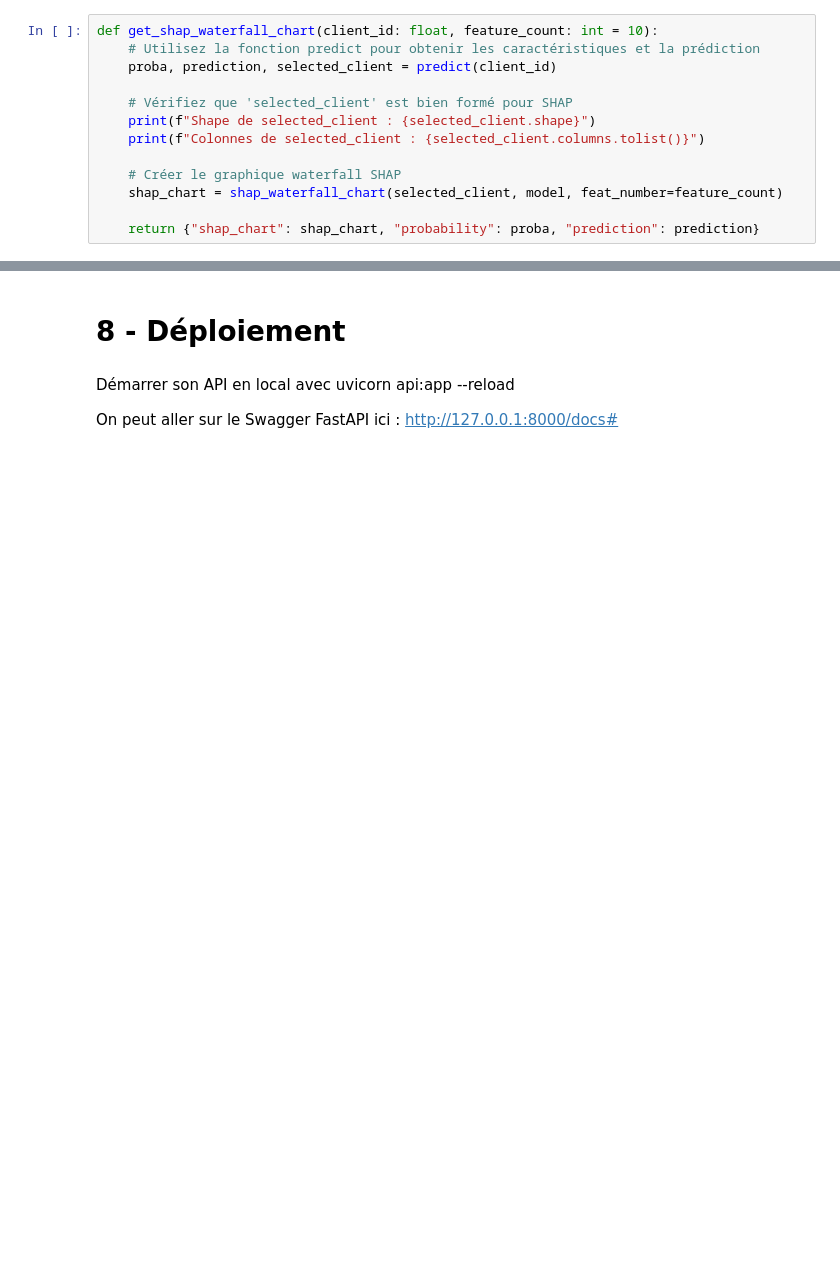
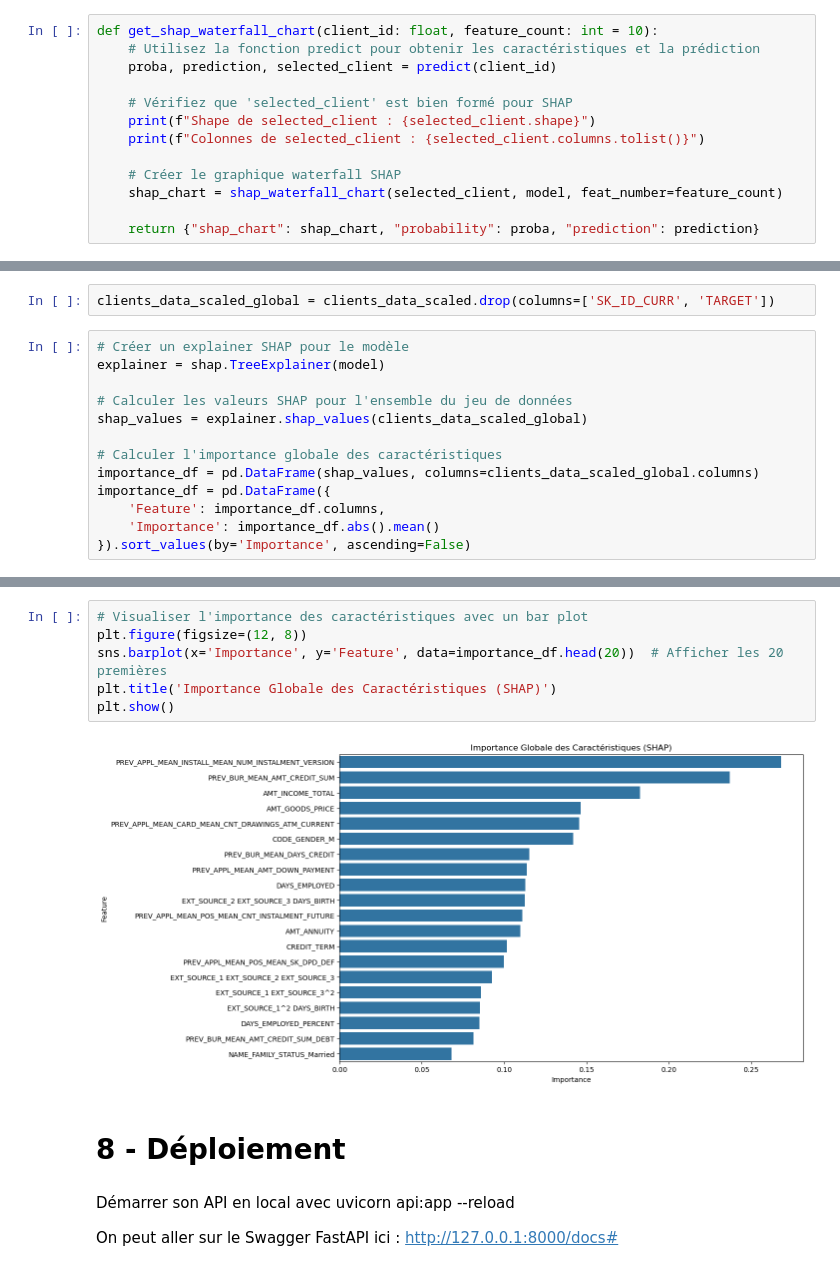
Before and after one commit to GaryMauger/P7_implementer_modele_scoring, a Jupyter notebook: Projet_7_2.ipynb, the cells around one changed output, grey strips where cells are left out. Drawn from its saved outputs; the diff is of its cells as text; blank space fills up the shorter version.

Commit message:
features importance global

```diff
--- a/Projet_7_2.ipynb
+++ b/Projet_7_2.ipynb
@@ -2320,0 +2240,15 @@ shap.summary_plot(shap_values, X_val, plot_type="bar", max_display=feat_number,
+# %%
+clients_data_scaled_global = clients_data_scaled.drop(columns=['SK_ID_CURR', 'TARGET'])
+# %%
+# Créer un explainer SHAP pour le modèle
+explainer = shap.TreeExplainer(model)
+
+# Calculer les valeurs SHAP pour l'ensemble du jeu de données
+shap_values = explainer.shap_values(clients_data_scaled_global)
+
+# Calculer l'importance globale des caractéristiques
+importance_df = pd.DataFrame(shap_values, columns=clients_data_scaled_global.columns)
+importance_df = pd.DataFrame({
+    'Feature': importance_df.columns,
+    'Importance': importance_df.abs().mean()
+}).sort_values(by='Importance', ascending=False)
@@ -2321,3 +2271,11 @@ shap.summary_plot(shap_values, X_val, plot_type="bar", max_display=feat_number,
+# %%
+# Visualiser l'importance des caractéristiques avec un bar plot
+plt.figure(figsize=(12, 8))
+sns.barplot(x='Importance', y='Feature', data=importance_df.head(20))  # Afficher les 20 premières
+plt.title('Importance Globale des Caractéristiques (SHAP)')
+plt.show()
+# %% [output]
+[figure, added]
 # %% [markdown]
 # 8 - Déploiement
 # %% [markdown]
```
Also changed, not shown: parts of 34 cells of this notebook, 1 other file.
